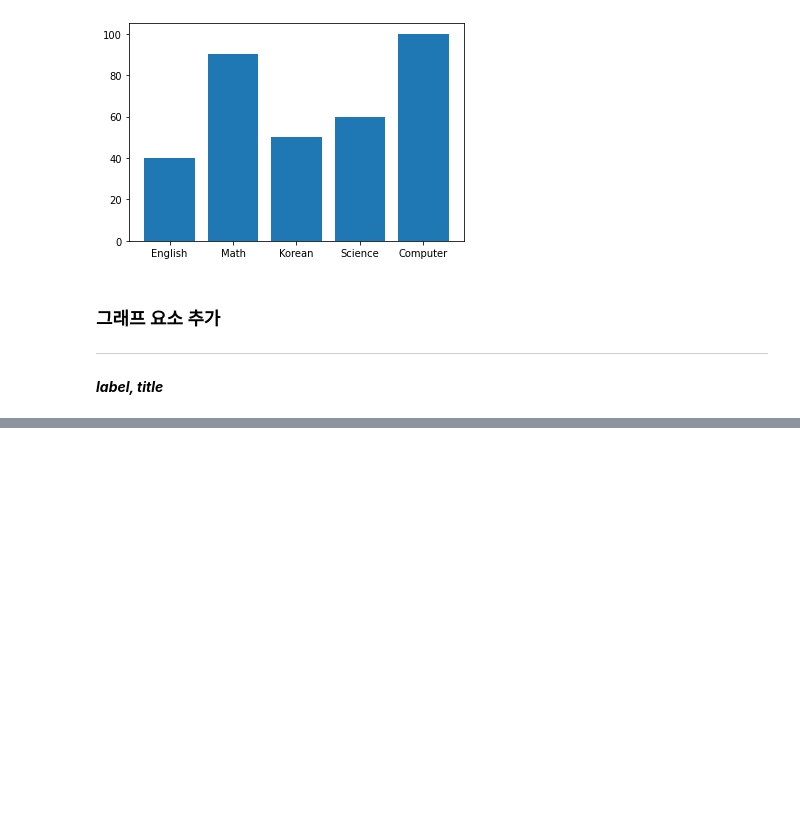
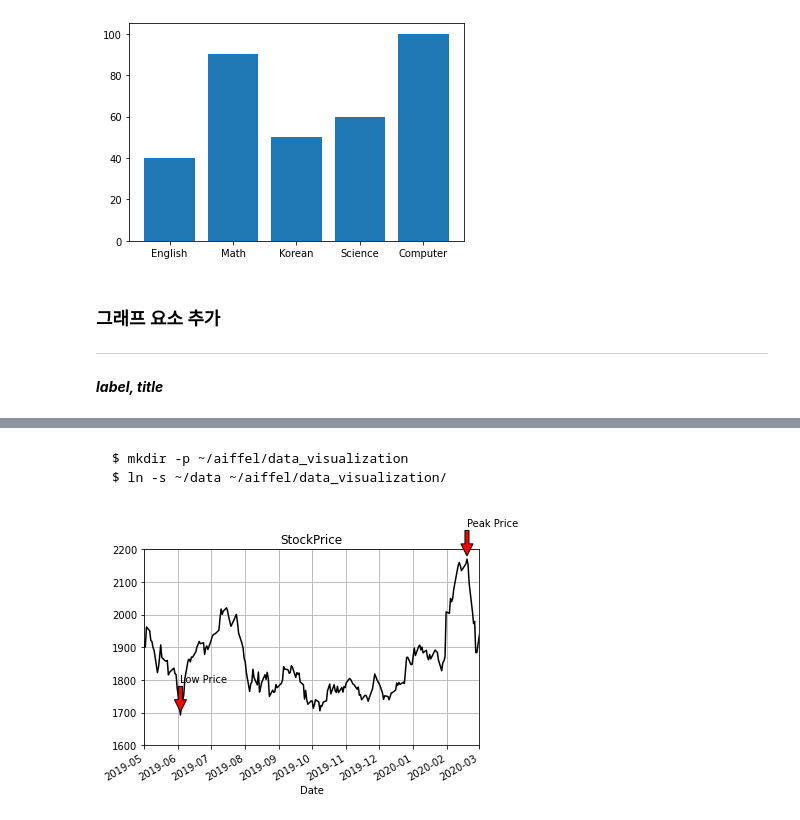
Before and after one commit to hyungminkimdev/aiffel, a Jupyter notebook: 240523-data-visualization/Data Visualization.ipynb, the cells around one changed output, grey strips where cells are left out. Cells and saved outputs as stored; diff of their text form; code cells hidden in the pictures; blank space fills up the shorter version.

````diff
--- a/240523-data-visualization/Data Visualization.ipynb
+++ b/240523-data-visualization/Data Visualization.ipynb
@@ -124,0 +136,37 @@ ax1.bar()
+# %% [markdown]
+```C
+$ mkdir -p ~/aiffel/data_visualization
+$ ln -s ~/data ~/aiffel/data_visualization/
+```
+# %%
+from datetime import datetime
+import pandas as pd
+import os
+
+# 그래프 데이터
+csv_path = os.getenv("HOME") + "/aiffel/workplace/240523-data-visualization/data/AMZN.csv"
+data = pd.read_csv(csv_path, index_col=0, parse_dates=True)
+price = data['Close']
+
+# 축 그리기 및 좌표축 설정
+fig = plt.figure()
+ax = fig.add_subplot(1,1,1)
+price.plot(ax=ax, style='black')
+plt.ylim([1600, 2200])
+plt.xlim(['2019-05-01', '2020-03-01'])
+
+# 주석달기
+important_data = [(datetime(2019, 6, 3), "Low Price"), (datetime(2020, 2, 19), "Peak Price")]
+for d, label in important_data:
+    ax.annotate(label, xy=(d, price.asof(d)+10), # 주석을 달 좌표(x,y)
+                xytext=(d, price.asof(d)+100), # 주석 텍스트가 위치할 좌표(x,y)
+                arrowprops=dict(facecolor='red')) # 화살표 추가 및 색 설정
+
+# 그리드, 타이틀 달기
+plt.grid()
+ax.set_title('StockPrice')
+
+# 보여주기
+plt.show()
+# %% [output]
+[figure, added]
````
Also changed, not shown: parts of 6 cells of this notebook, 1 other file.
